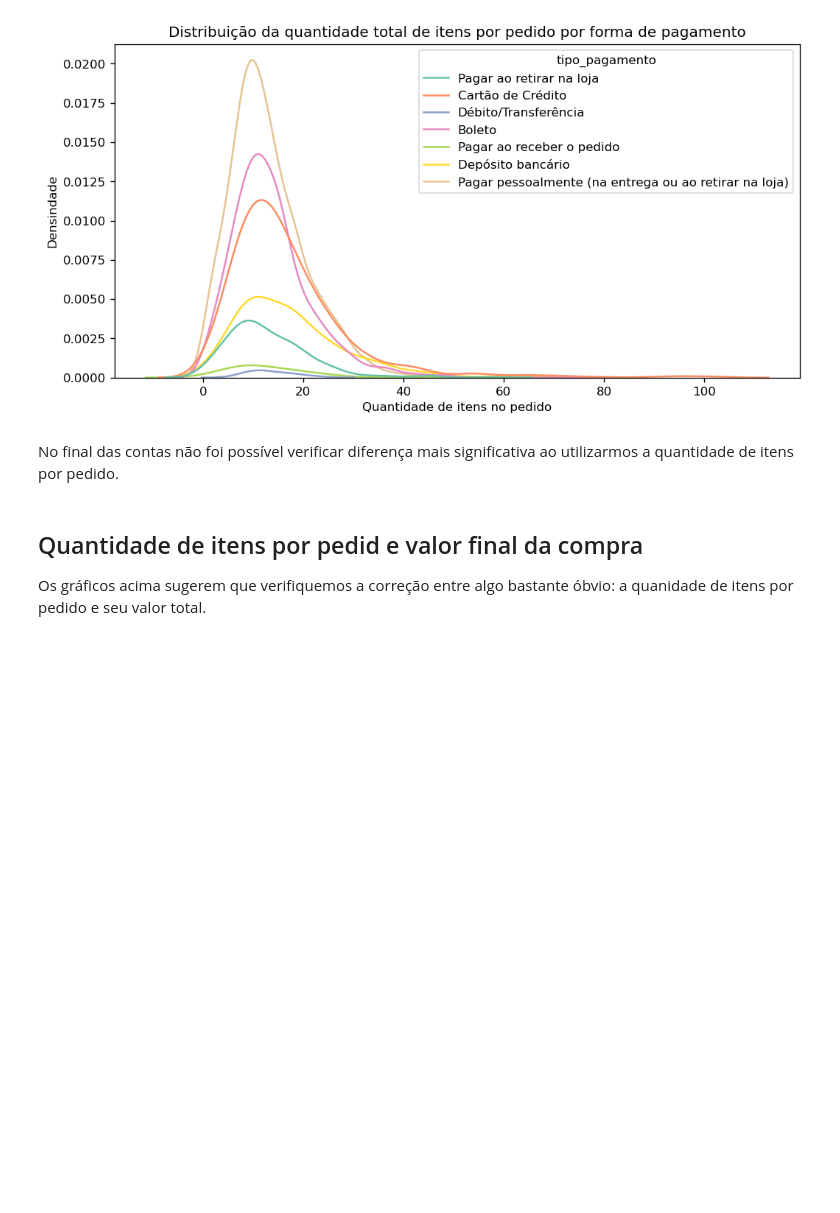
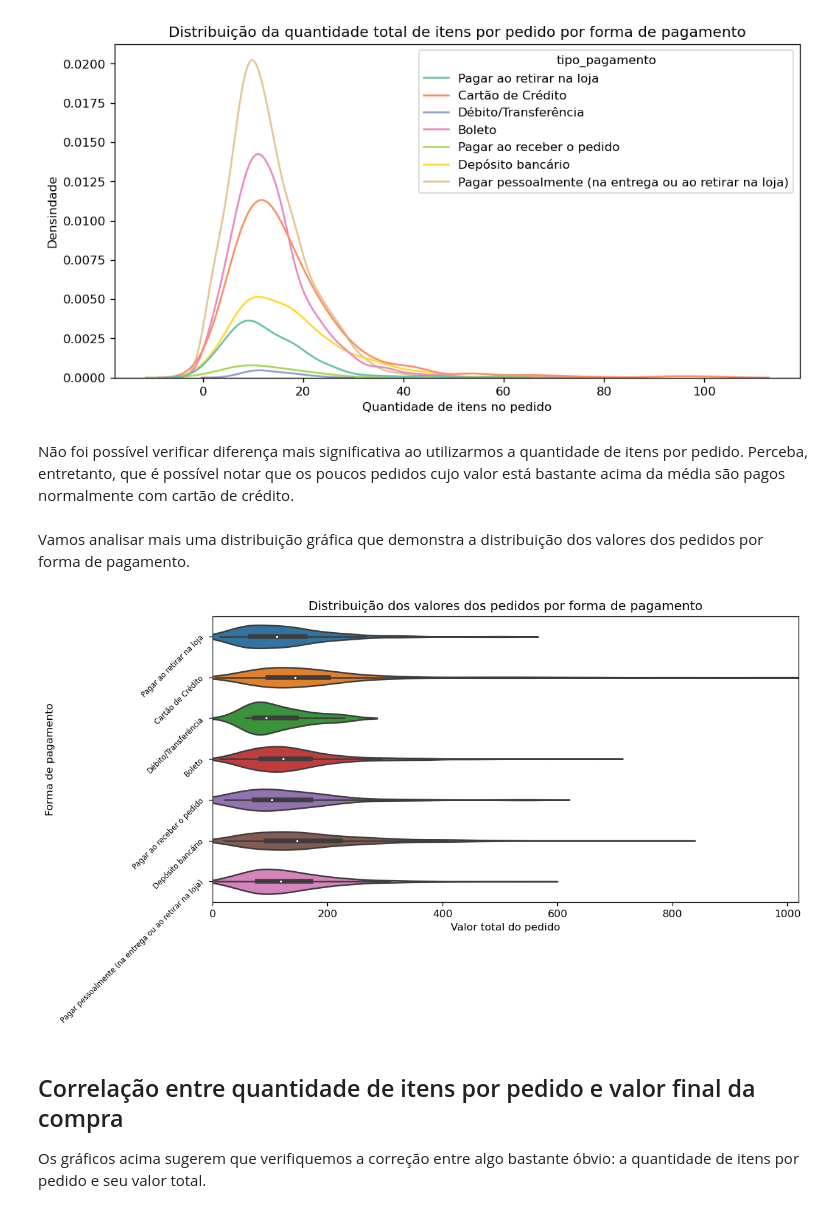
Before and after one commit to lgalicki/tcc-pos-ciecia-de-dados-pucmg, a Jupyter notebook: 2 - Análise e Exploração dos Dados.ipynb, the cells around one changed output. Drawn from its saved outputs; the diff is of its cells as text; code cells hidden in the pictures; blank space fills up the shorter version.

```diff
--- a/2 - Análise e Exploração dos Dados.ipynb
+++ b/2 - Análise e Exploração dos Dados.ipynb
@@ -132,8 +174,19 @@ ax.set(title='Distribuição da quantidade total de itens por pedido por forma d
 # %% [output]
 [figure]
 # %% [markdown]
-No final das contas não foi possível verificar diferença mais significativa ao utilizarmos a quantidade de itens por pedido.
+Não foi possível verificar diferença mais significativa ao utilizarmos a quantidade de itens por pedido. Perceba, entretanto, que é possível notar que os poucos pedidos cujo valor está bastante acima da média são pagos normalmente com cartão de crédito.
+# %% [markdown]
+Vamos analisar mais uma distribuição gráfica que demonstra a distribuição dos valores dos pedidos por forma de pagamento.
+# %%
+plt.figure(dpi=120,figsize=(10,5))
+ax = sns.violinplot(data=df_pw,x='vl_final_pedido',y='tipo_pagamento')
+ax.set(title='Distribuição dos valores dos pedidos por forma de pagamento',ylabel='Forma de pagamento',
+       xlabel='Valor total do pedido')
+plt.xlim(0,df_pw['vl_final_pedido'].max())
+plt.yticks(rotation=45,fontsize=7);
+# %% [output]
+[figure, added]
 # %% [markdown]
-## Quantidade de itens por pedid e valor final da compra
-Os gráficos acima sugerem que verifiquemos a correção entre algo bastante óbvio: a quanidade de itens por pedido e seu valor total.
+## Correlação entre quantidade de itens por pedido e valor final da compra
+Os gráficos acima sugerem que verifiquemos a correção entre algo bastante óbvio: a quantidade de itens por pedido e seu valor total.
 # %%
```
Also changed, not shown: parts of 46 cells of this notebook, 10 other files.
